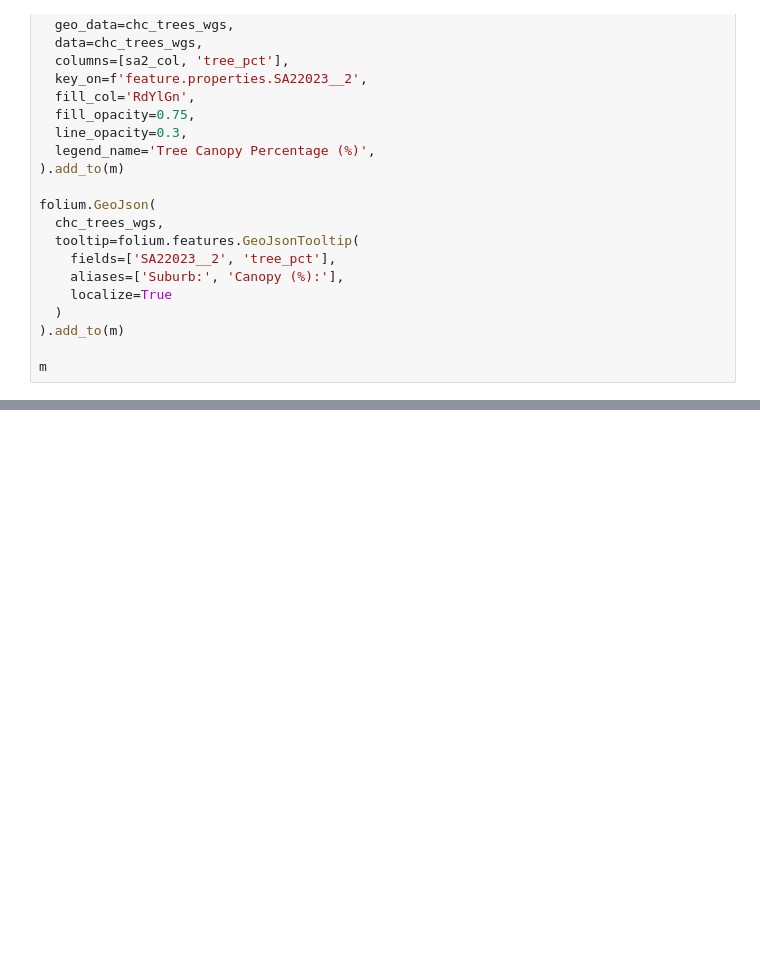
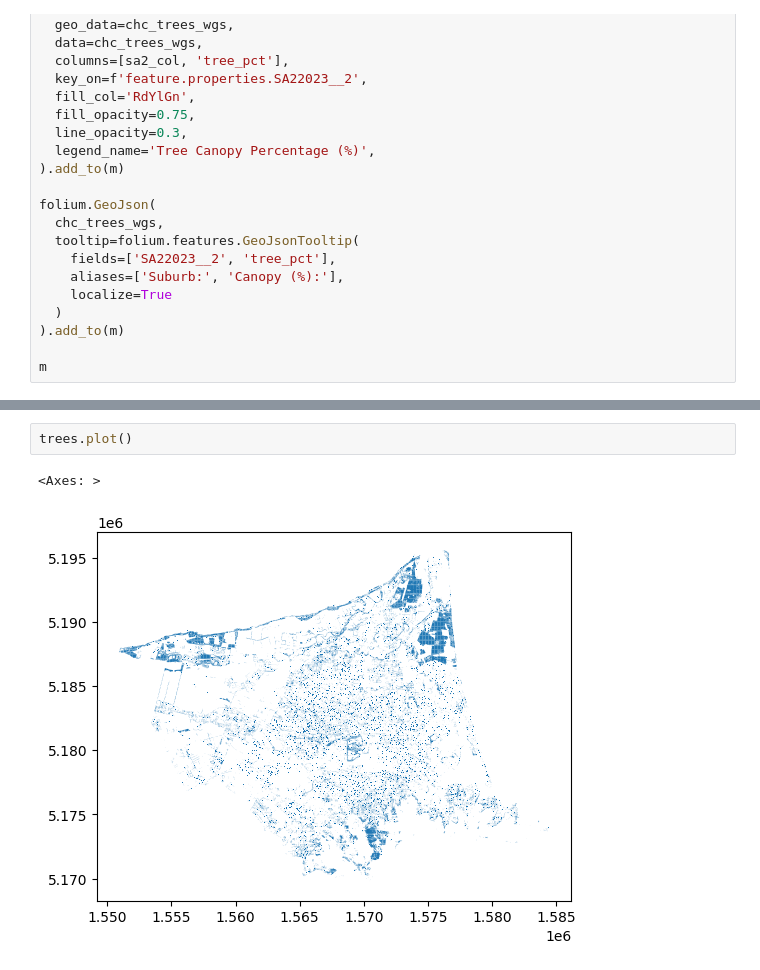
Before and after one commit to shrestha-rujal/chc-property-prices, a Jupyter notebook: trees_preprocessing.ipynb, the cells around one changed output, grey strips where cells are left out. Saved outputs shown, nothing was run; the diff lists cells and outputs as text; blank space fills up the shorter version.

```diff
--- a/trees_preprocessing.ipynb
+++ b/trees_preprocessing.ipynb
@@ -162,0 +176,5 @@ m
+# %%
+trees.plot()
+# %% [output]
+<Axes: >
+[figure, added]
```
Also changed, not shown: parts of 4 cells of this notebook, 6 other files.
